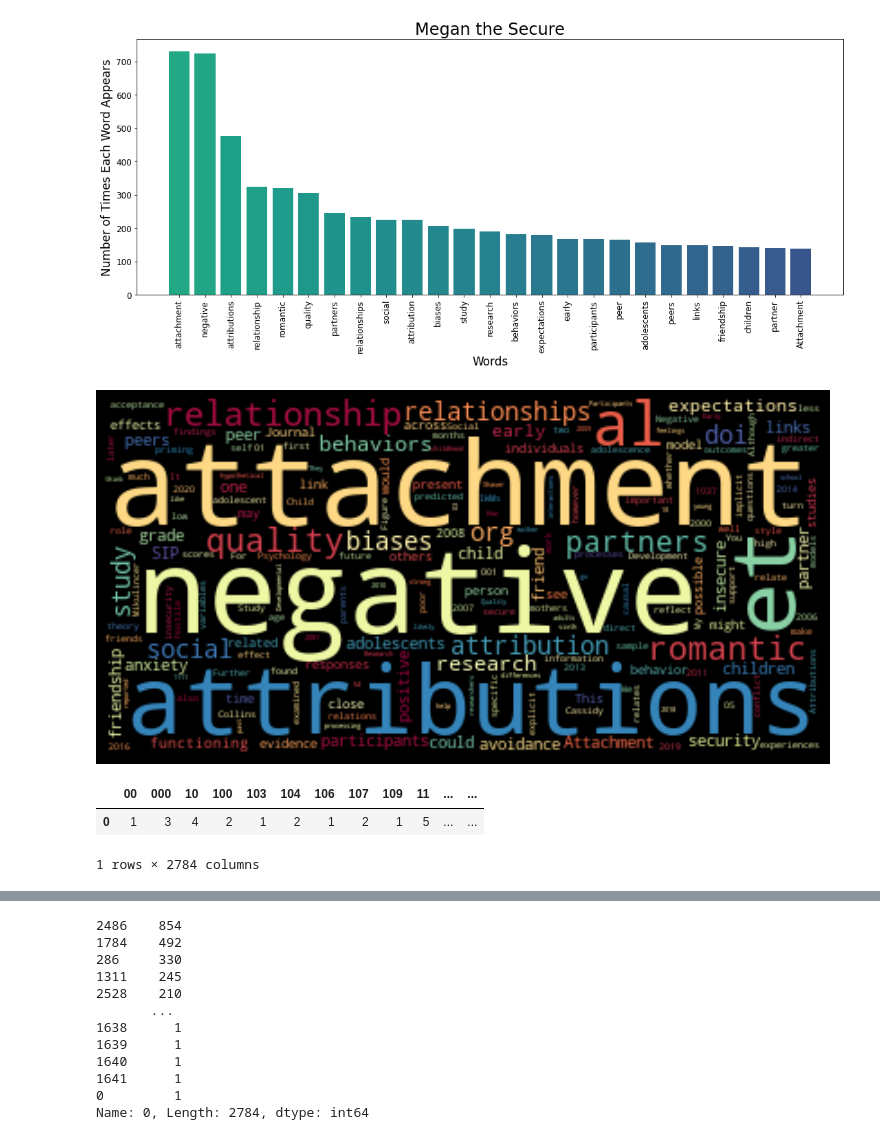
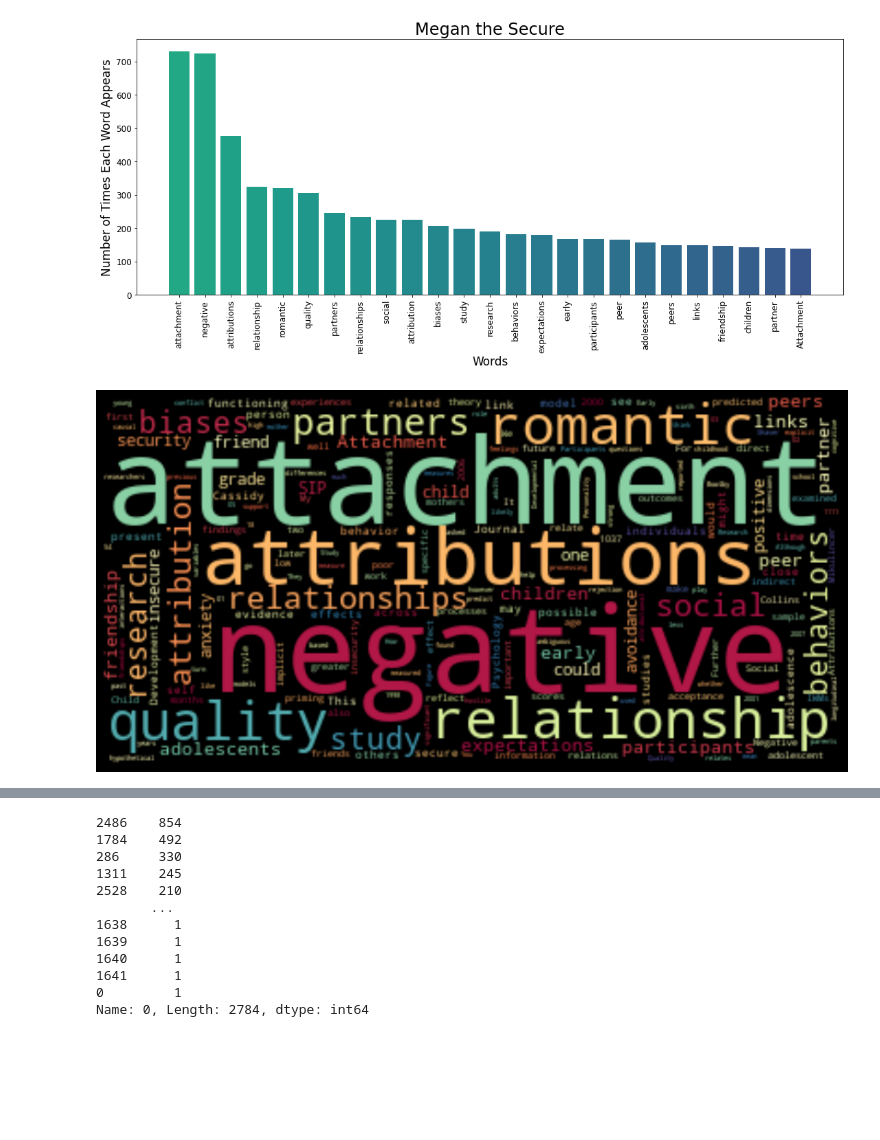
Before and after one commit to MarcBernstein0/raizel-practice-questions, a Jupyter notebook: notebook/Megan_NLP.ipynb, the cells around one changed output, grey strips where cells are left out. Saved outputs shown, nothing was run; the diff lists cells and outputs as text; code cells hidden in the pictures; blank space fills up the shorter version.

Commit message:
cant get the df['0'] column to be renamed

```diff
--- a/notebook/Megan_NLP.ipynb
+++ b/notebook/Megan_NLP.ipynb
@@ -173,18 +173,18 @@ plt.tight_layout(pad=0) #necessary - if not included extra text shows up
 # %%
 # Create the word cloud:
 
 wordcloud = WordCloud(colormap='Spectral').generate_from_frequencies(fdist)
 
 # Display the generated image w/ matplotlib:
 
-plt.figure(figsize=(10,10), facecolor='k')
+plt.figure(figsize=(12,8), facecolor='k')
 plt.imshow(wordcloud, interpolation='bilinear')
 plt.axis("off")
 plt.tight_layout(pad=0)
 
 plt.show()
 # %% [output]
-[figure, old version]
+[figure, new version]
 # %%
 # implementing it in python
 import pandas as pd
@@ -196,8 +196,4 @@ X = vec.fit_transform([textfile])
 
 
 df = pd.DataFrame(X.toarray(), columns = vec.get_feature_names())
-df
+df = df.transpose()
-# %% [output]
-|  | 00 | 000 | 10 | 100 | 103 | 104 | 106 | 107 | 109 | 11 | ... | ... |
-| 0 | 1 | 3 | 4 | 2 | 1 | 2 | 1 | 2 | 1 | 5 | ... | ... |
-1 rows × 2784 columns
```
Also changed, not shown: parts of 8 cells of this notebook.
